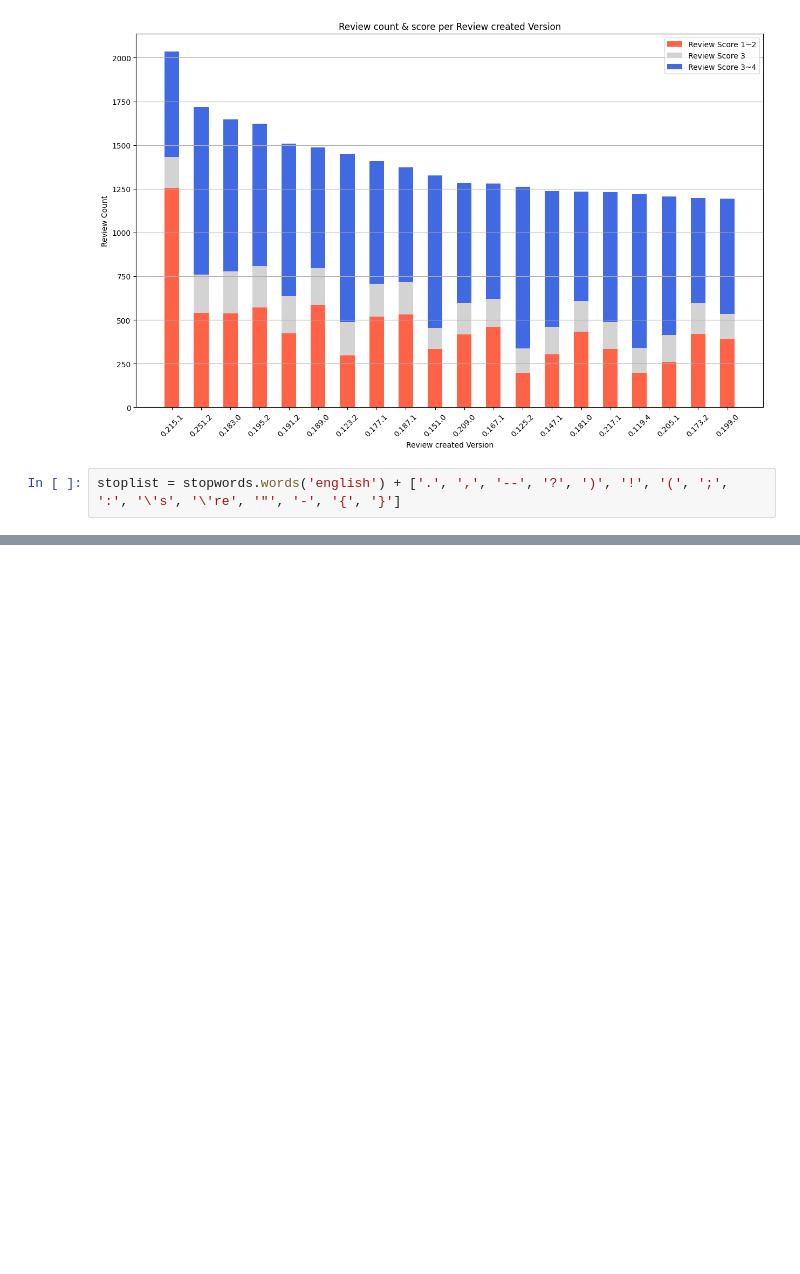
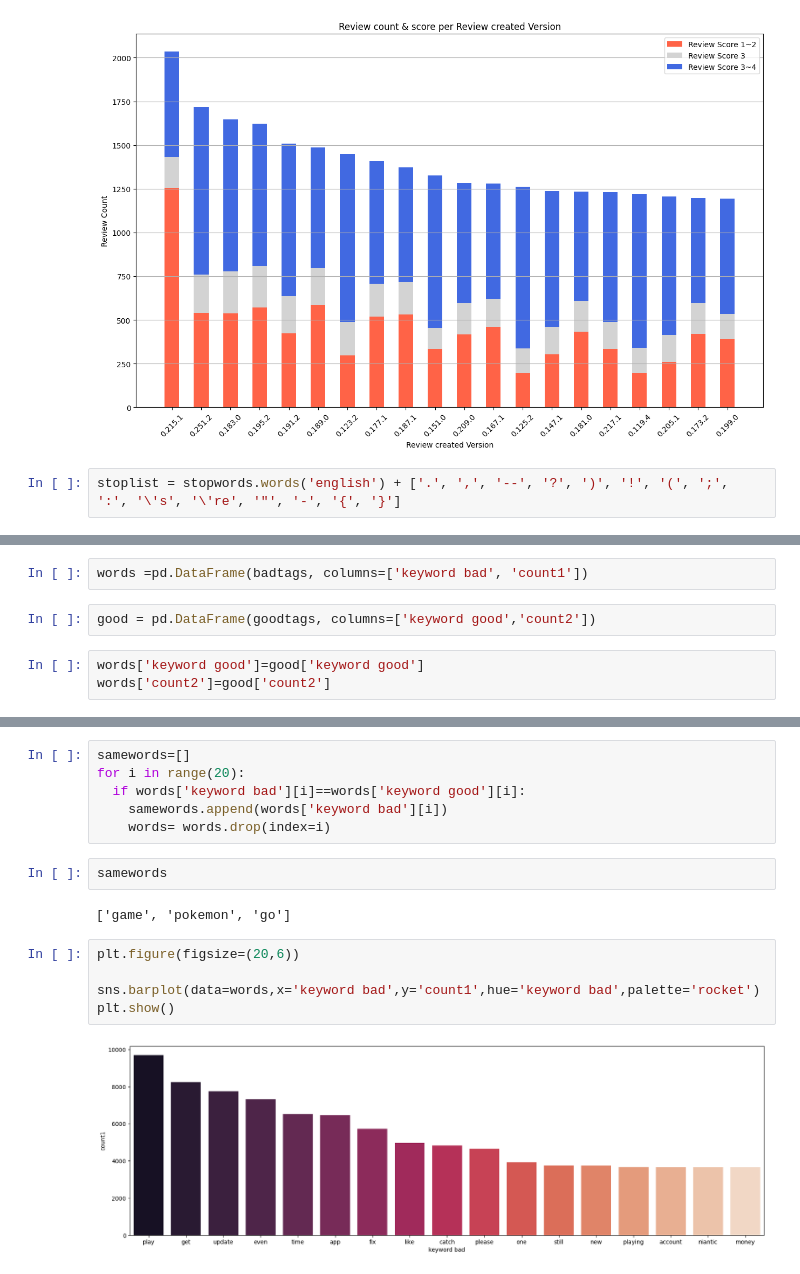
Before and after one commit to jinnykj/PokemonGO-Review-dataset-analysis, a Jupyter notebook: 데이터_시각화_기말_과제.ipynb, the cells around one changed output, grey strips where cells are left out. Cells and saved outputs as stored; diff of their text form; blank space fills up the shorter version.

Commit message:
wordcloud, top20words, //  review length&average length per version > corr with thumbs up?

```diff
--- a/데이터_시각화_기말_과제.ipynb
+++ b/데이터_시각화_기말_과제.ipynb
@@ -440,0 +447,7 @@ print(goodtags)
+# %%
+words =pd.DataFrame(badtags, columns=['keyword bad', 'count1'])
+# %%
+good = pd.DataFrame(goodtags, columns=['keyword good','count2'])
+# %%
+words['keyword good']=good['keyword good']
+words['count2']=good['count2']
@@ -440,0 +474,17 @@ print(goodtags)
+# %%
+samewords=[]
+for i in range(20):
+  if words['keyword bad'][i]==words['keyword good'][i]:
+    samewords.append(words['keyword bad'][i])
+    words= words.drop(index=i)
+# %%
+samewords
+# %% [output]
+['game', 'pokemon', 'go']
+# %%
+plt.figure(figsize=(20,6))
+
+sns.barplot(data=words,x='keyword bad',y='count1',hue='keyword bad',palette='rocket')
+plt.show()
+# %% [output]
+[figure, added]
```
Also changed, not shown: parts of 10 cells of this notebook.
